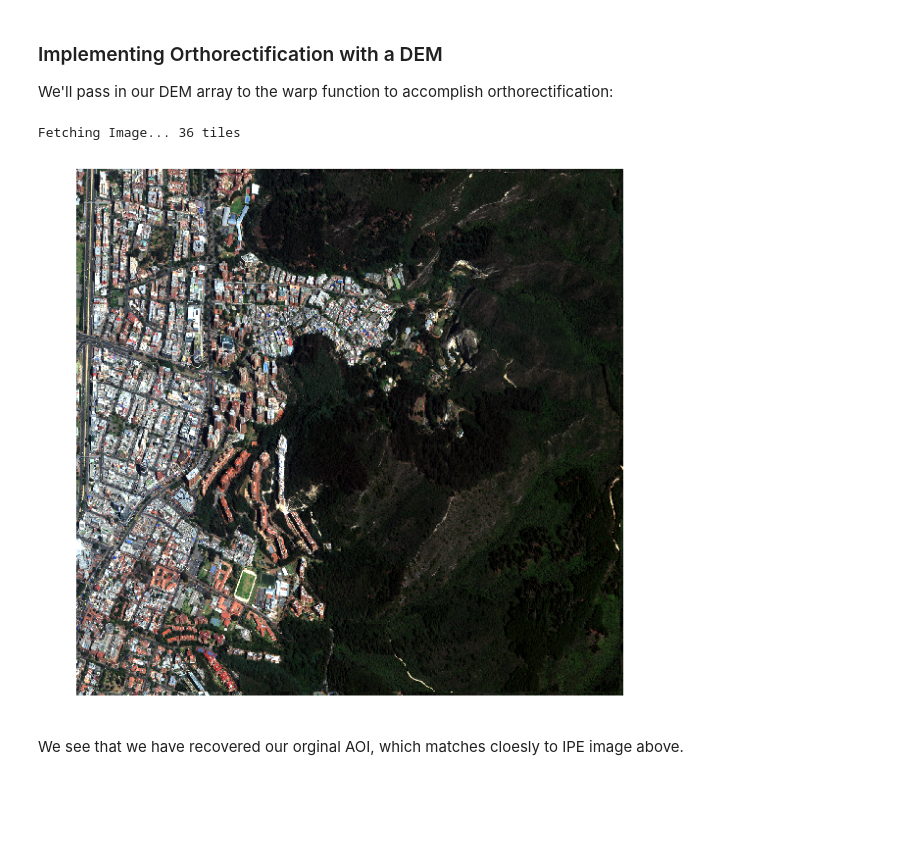
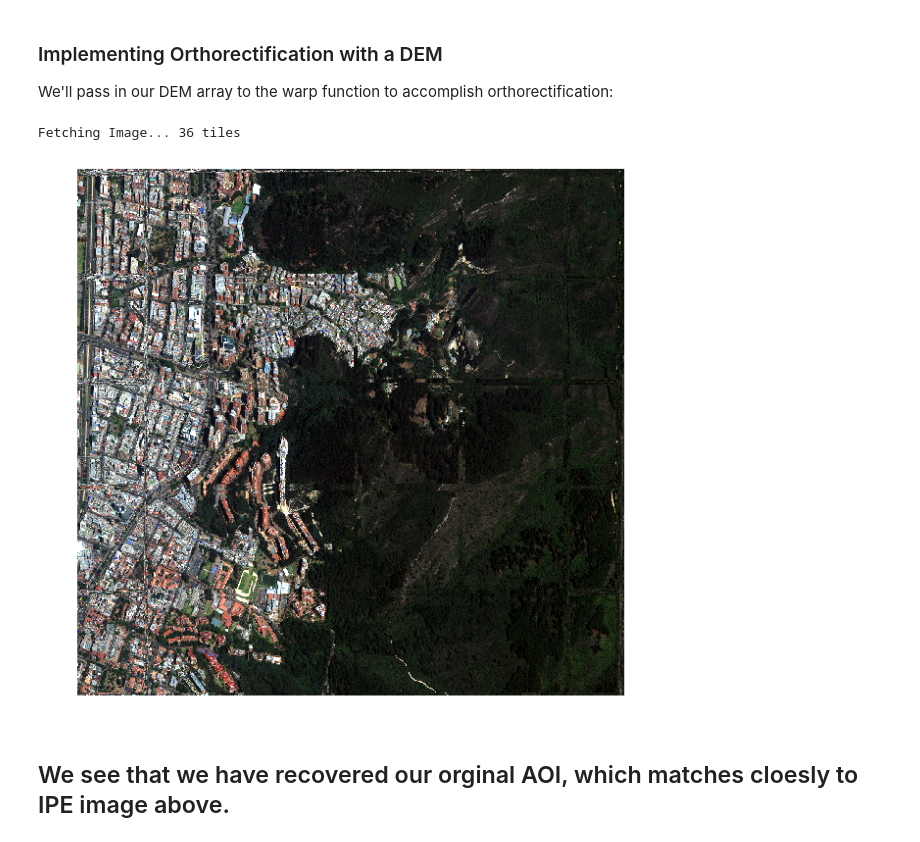
Before and after one commit to DigitalGlobe/gbdxtools_notebooks, a Jupyter notebook: 07-Orthorectification-of-1B-Data.ipynb, the cells around one changed output. Drawn from its saved outputs; the diff is of its cells as text; code cells hidden in the pictures; blank space fills up the shorter version.

Commit message:
ortho adjustments

```diff
--- a/07-Orthorectification-of-1B-Data.ipynb
+++ b/07-Orthorectification-of-1B-Data.ipynb
@@ -62,7 +61,7 @@ We can use the image search UI tool to find some interesting terrain for transfo
 # %%
 catalog_id = '10400100171BAD00'
 bbox = '-74.033260345459, 4.6909765724368215, -74.0138626098633, 4.709624736237738'
-
+g = box(*map(float, bbox.split(",")))
 image = CatalogImage(catalog_id, band_type="MS", bbox=map(float, bbox.split(",")))
 image.plot(w=10, h=10)
 # %% [output]
@@ -85,7 +84,7 @@ The variable "idaho" is an IdahoImage that has already been processed and orthor
 
 Below, we instantiate the uncorrected image by passing in the idaho id, the product type "1b" and the relevant aoi.
 # %%
-idaho_raw = IdahoImage(idaho.ipe.metadata['image']['imageId'], product='1b', bbox=map(float, bbox.split(",")))
-idaho_raw.plot(w=10, h=10)
+idaho_raw = IdahoImage(idaho.ipe.metadata['image']['imageId'], product='1b')
+idaho_raw[g].plot(w=10, h=10)
 # %% [output]
 Fetching Image... 30 tiles
@@ -101,14 +98,16 @@ dem = DemImage(idaho_raw.bounds)
 # %% [markdown]
 DEM's can be any 2-dimensional array-like object, and are interpolated before use in the coordinate transform calculation.
+# %%
+dem = DemImage(image.bounds)
 # %% [markdown]
 ### Implementing Orthorectification with a DEM
 
 We'll pass in our DEM array to the warp function to accomplish orthorectification:
 # %%
-orthod = idaho_raw.warp(dem=np.array(dem))
+orthod = idaho_raw.warp(dem=dem)[g]
 orthod.plot(w=10, h=10)
 # %% [output]
 Fetching Image... 36 tiles
-[figure, old version]
+[figure, new version]
 # %% [markdown]
-We see that we have recovered our orginal AOI, which matches cloesly to IPE image above.
+## We see that we have recovered our orginal AOI, which matches cloesly to IPE image above.
```
Also changed, not shown: parts of 3 cells of this notebook.
